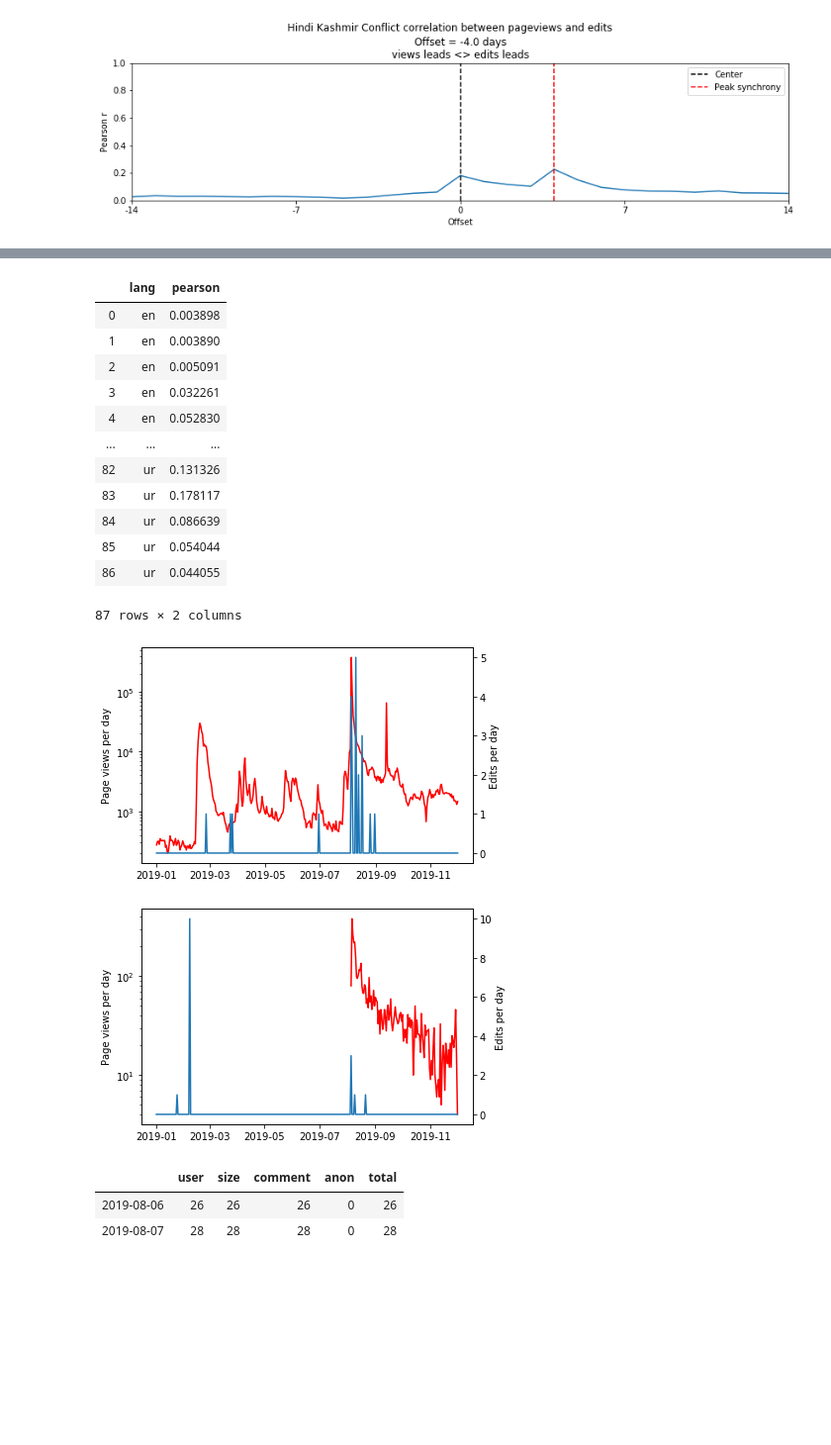
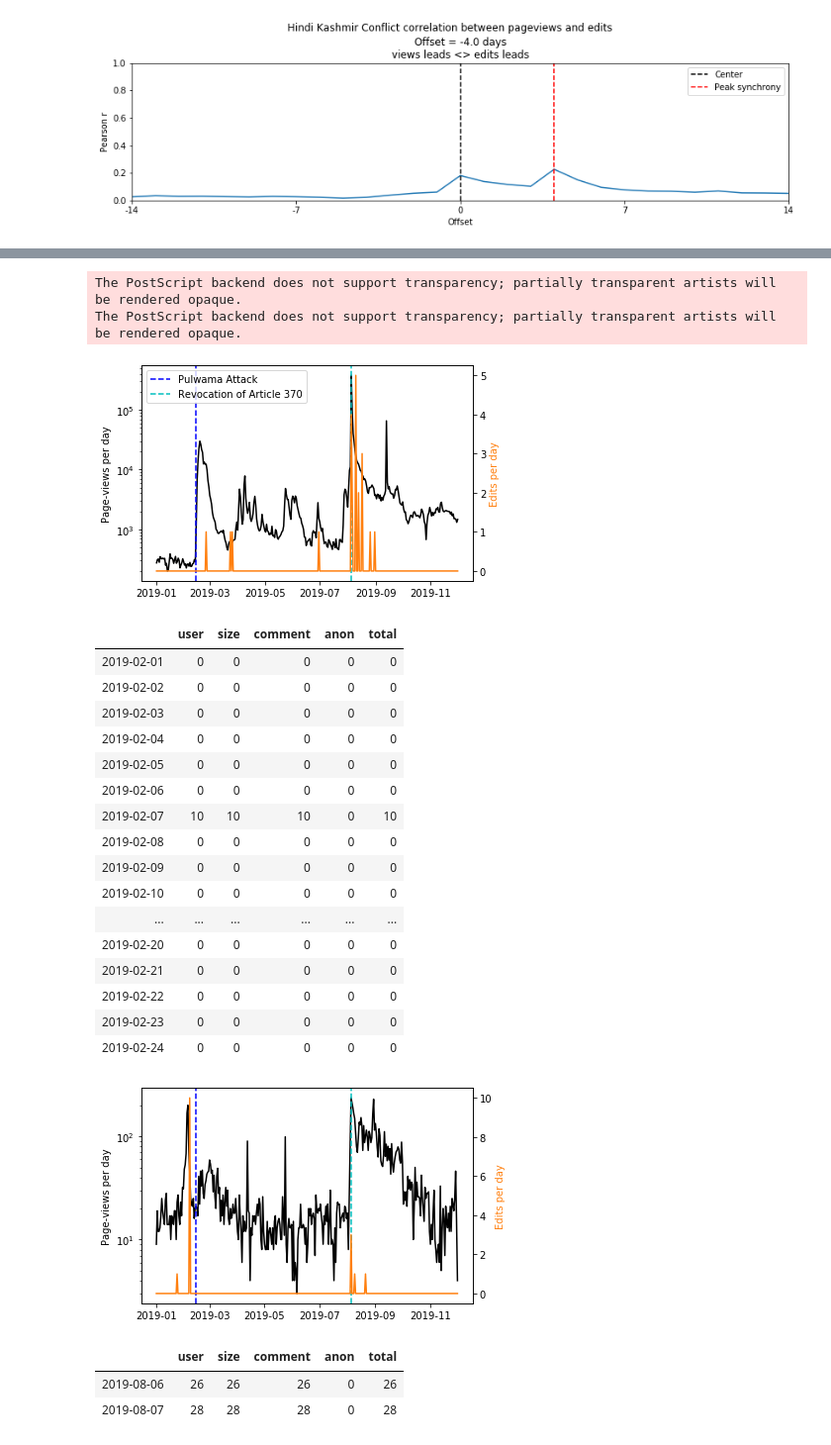
Before and after one commit to ViralNotPrasad/cscw-wiki, a Jupyter notebook: R/Pageviews.ipynb, the cells around one changed output, grey strips where cells are left out. Shown at 99% size. Cells and saved outputs as stored; diff of their text form; code cells hidden in the pictures; blank space fills up the shorter version.

Commit message:
full urdu data etc etc

```diff
--- a/R/Pageviews.ipynb
+++ b/R/Pageviews.ipynb
@@ -568,13 +585,21 @@ def tsViewsEdits(views, edits, lang):
     # Views
     fig,ax = plt.subplots()
     plt.yscale('log')
-    ax.plot(views.index, views.views, color="red")
-    ax.set_ylabel("Page views per day")
+    color = "k"
+    l1 = ax.plot(views.index, views.views, color=color)
+    ax.set_ylabel("Page-views per day", color=color)
     # Edits
     ax2 = ax.twinx()
-    ax2.plot(edits.index, edits.total)
-    ax2.set_ylabel("Edits per day")
+    color="tab:orange"
+    l2 = ax2.plot(edits.index, edits.total, color=color)
+    ax2.set_ylabel("Edits per day", color=color)
     #plt.show()
+    l3 = ax.axvline(x=dt.date(2019,2,14), color='b',linestyle='--', label='Pulwama Attack')
+    l4 = ax.axvline(x=dt.date(2019,8,5), color='c', linestyle='--', label='Revocation of Article 370')
+
+    if lang != "urdu":
+        ax.legend()
+        #ax2.legend()
 
     plt.savefig("views_edits_article370_ts_"+lang+".eps")
 
@@ -588,16 +614,0 @@ tsViewsEdits(viewsEn, editsEn2, "english")
-# %%
-pearson_df
-# %% [output]
-|  | lang | pearson |
-| 0 | en | 0.003898 |
-| 1 | en | 0.003890 |
-| 2 | en | 0.005091 |
-| 3 | en | 0.032261 |
-| 4 | en | 0.052830 |
-| ... | ... | ... |
-| 82 | ur | 0.131326 |
-| 83 | ur | 0.178117 |
-| 84 | ur | 0.086639 |
-| 85 | ur | 0.054044 |
-| 86 | ur | 0.044055 |
-87 rows × 2 columns
@@ -608,15 +621,38 @@ editsHi2.set_index(pd.to_datetime(editsHi2.index))
 
 tsViewsEdits(viewsHi, editsHi2, "hindi")
 # %% [output]
+The PostScript backend does not support transparency; partially transparent artists will be rendered opaque.
+The PostScript backend does not support transparency; partially transparent artists will be rendered opaque.
-[figure, old version]
+[figure, new version]
 # %%
 editsUr2 = editsUr
 
 editsUr2.set_index(pd.to_datetime(editsUr2.index))
 
 tsViewsEdits(viewsUr, editsUr2, "urdu")
+
+# ....why are views cut off there
+
+editsUr2[dt.date(2019,2,1):dt.date(2019,2,24)]
 # %% [output]
+|  | user | size | comment | anon | total |
+| 2019-02-01 | 0 | 0 | 0 | 0 | 0 |
+| 2019-02-02 | 0 | 0 | 0 | 0 | 0 |
+| 2019-02-03 | 0 | 0 | 0 | 0 | 0 |
+| 2019-02-04 | 0 | 0 | 0 | 0 | 0 |
+| 2019-02-05 | 0 | 0 | 0 | 0 | 0 |
+| 2019-02-06 | 0 | 0 | 0 | 0 | 0 |
+| 2019-02-07 | 10 | 10 | 10 | 0 | 10 |
+| 2019-02-08 | 0 | 0 | 0 | 0 | 0 |
+| 2019-02-09 | 0 | 0 | 0 | 0 | 0 |
+| 2019-02-10 | 0 | 0 | 0 | 0 | 0 |
+| ... | ... | ... | ... | ... | ... |
+| 2019-02-20 | 0 | 0 | 0 | 0 | 0 |
+| 2019-02-21 | 0 | 0 | 0 | 0 | 0 |
+| 2019-02-22 | 0 | 0 | 0 | 0 | 0 |
+| 2019-02-23 | 0 | 0 | 0 | 0 | 0 |
+| 2019-02-24 | 0 | 0 | 0 | 0 | 0 |
-[figure, old version]
+[figure, new version]
 # %%
 editsEn2[dt.date(2019,8,6):dt.date(2019,8,7)] # THIS SHOULD BE 26 and 28
 # %% [output]
```
Also changed, not shown: parts of 15 cells of this notebook, 7 other files.
